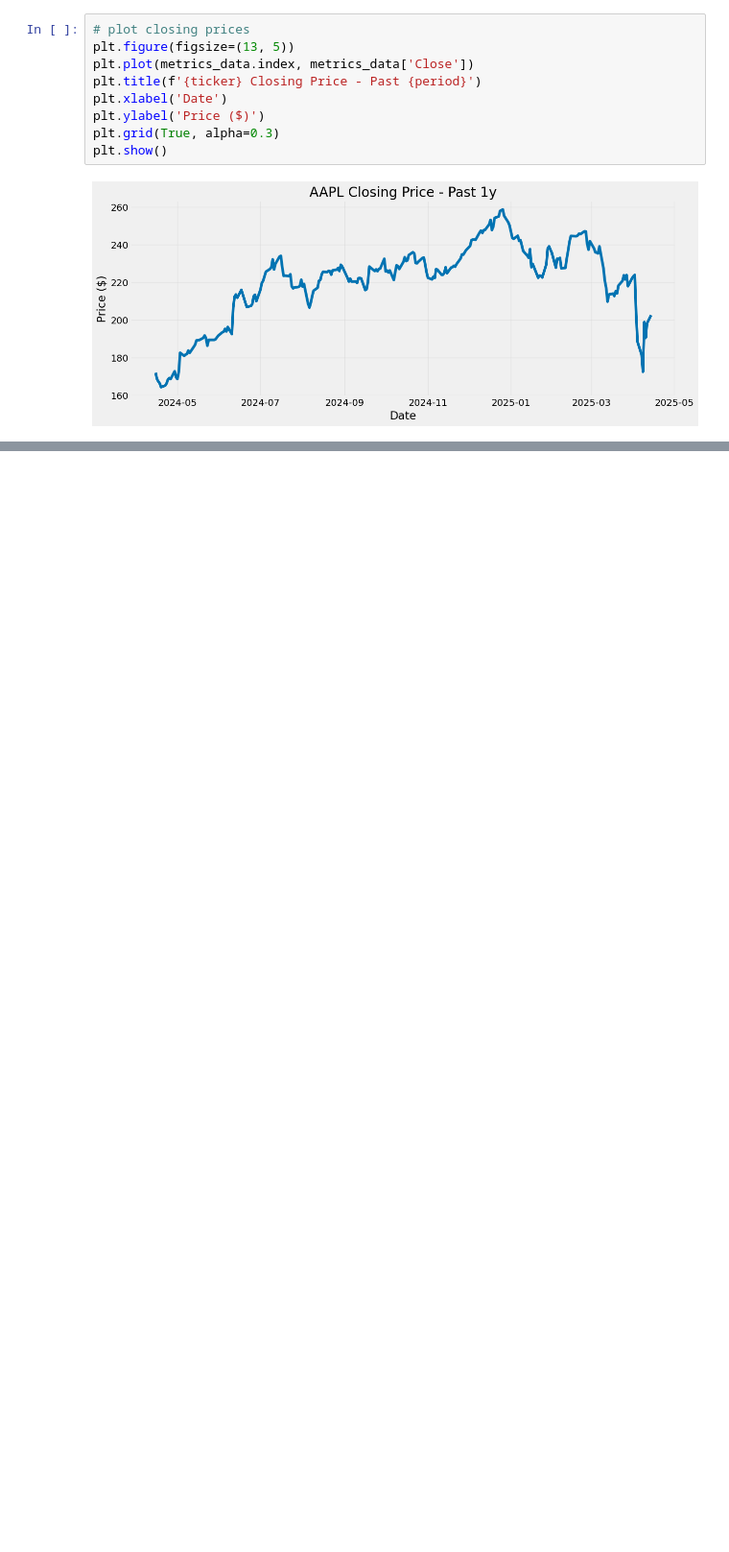
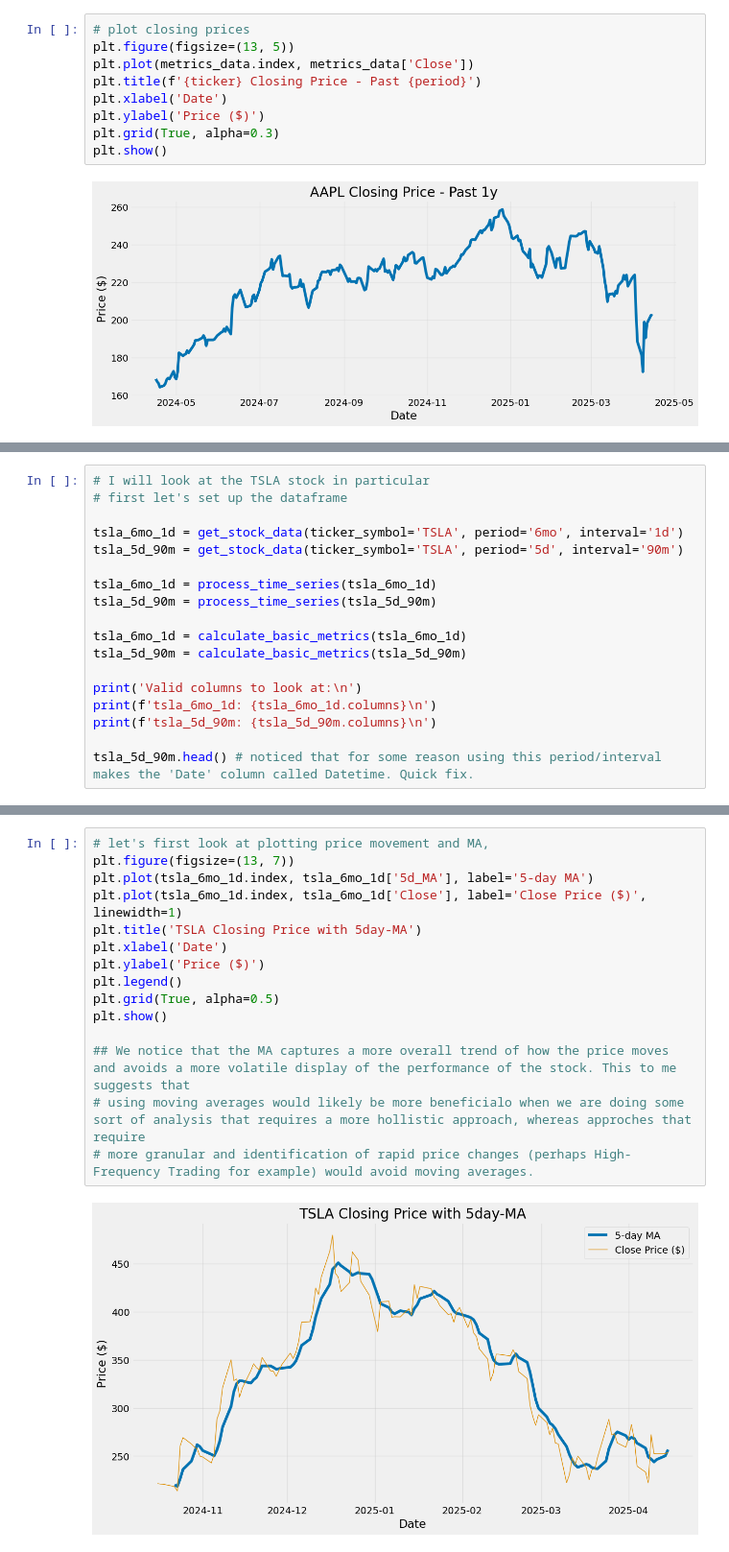
Before and after one commit to julianDalban/financial-dashboard, a Jupyter notebook: notebooks/first_test.ipynb, the cells around one changed output, grey strips where cells are left out. Shown at 96% size. Cells and saved outputs as stored; diff of their text form; blank space fills up the shorter version.

Commit message:
Added a few more graphs and some analysis.

```diff
--- a/notebooks/first_test.ipynb
+++ b/notebooks/first_test.ipynb
@@ -219,0 +223,18 @@ plt.show()
+# %%
+# I will look at the TSLA stock in particular
+# first let's set up the dataframe
+
+tsla_6mo_1d = get_stock_data(ticker_symbol='TSLA', period='6mo', interval='1d')
+tsla_5d_90m = get_stock_data(ticker_symbol='TSLA', period='5d', interval='90m')
+
+tsla_6mo_1d = process_time_series(tsla_6mo_1d)
+tsla_5d_90m = process_time_series(tsla_5d_90m)
+
+tsla_6mo_1d = calculate_basic_metrics(tsla_6mo_1d)
+tsla_5d_90m = calculate_basic_metrics(tsla_5d_90m)
+
+print('Valid columns to look at:\n')
+print(f'tsla_6mo_1d: {tsla_6mo_1d.columns}\n')
+print(f'tsla_5d_90m: {tsla_5d_90m.columns}\n')
+
+tsla_5d_90m.head() # noticed that for some reason using this period/interval makes the 'Date' column called Datetime. Quick fix.
@@ -219,0 +260,17 @@ plt.show()
+# %%
+# let's first look at plotting price movement and MA,
+plt.figure(figsize=(13, 7))
+plt.plot(tsla_6mo_1d.index, tsla_6mo_1d['5d_MA'], label='5-day MA')
+plt.plot(tsla_6mo_1d.index, tsla_6mo_1d['Close'], label='Close Price ($)', linewidth=1)
+plt.title('TSLA Closing Price with 5day-MA')
+plt.xlabel('Date')
+plt.ylabel('Price ($)')
+plt.legend()
+plt.grid(True, alpha=0.5)
+plt.show()
+
+## We notice that the MA captures a more overall trend of how the price moves and avoids a more volatile display of the performance of the stock. This to me suggests that
+# using moving averages would likely be more beneficialo when we are doing some sort of analysis that requires a more hollistic approach, whereas approches that require
+# more granular and identification of rapid price changes (perhaps High-Frequency Trading for example) would avoid moving averages.
+# %% [output]
+[figure, added]
```
Also changed, not shown: parts of 12 cells of this notebook.
